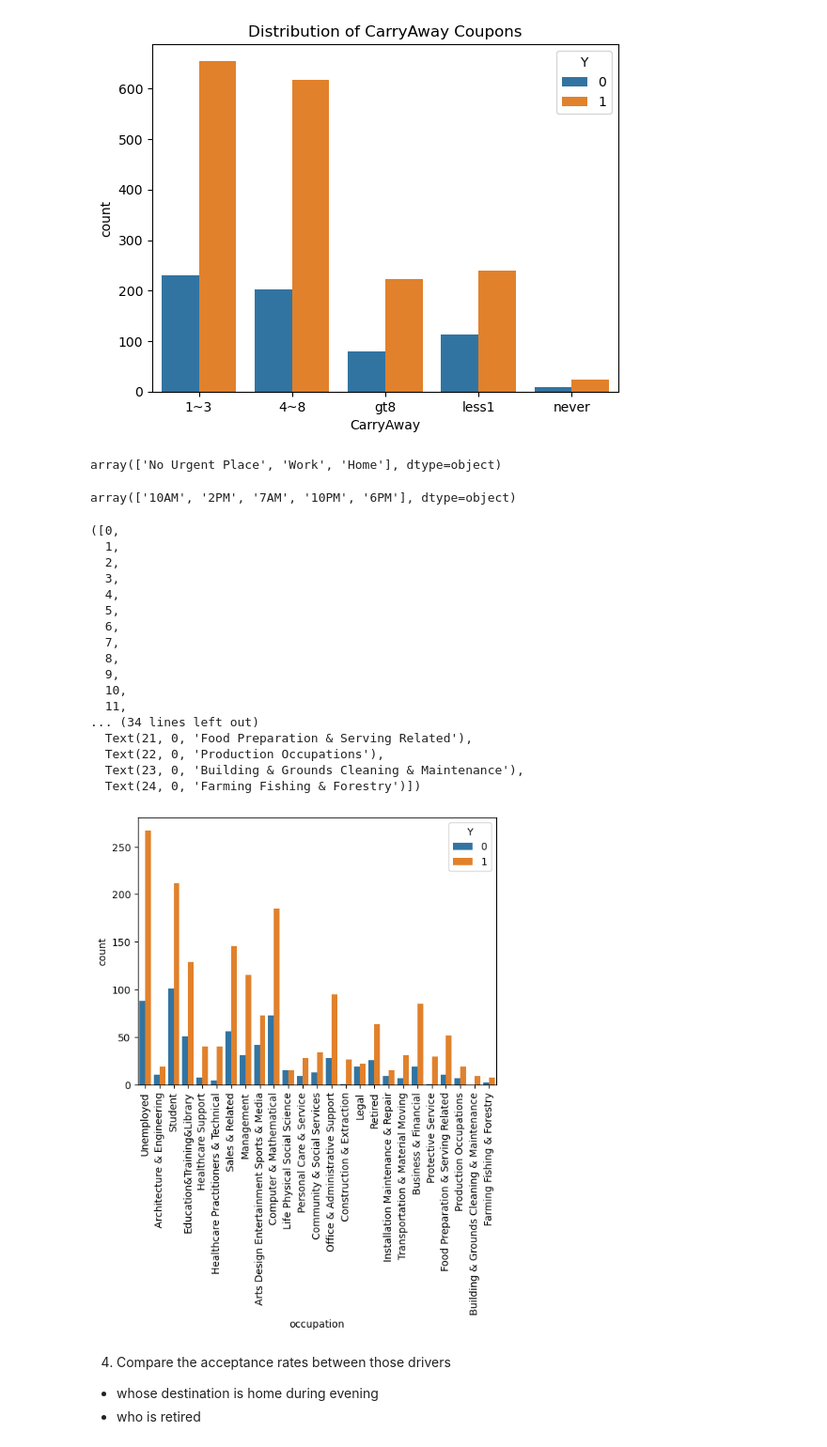
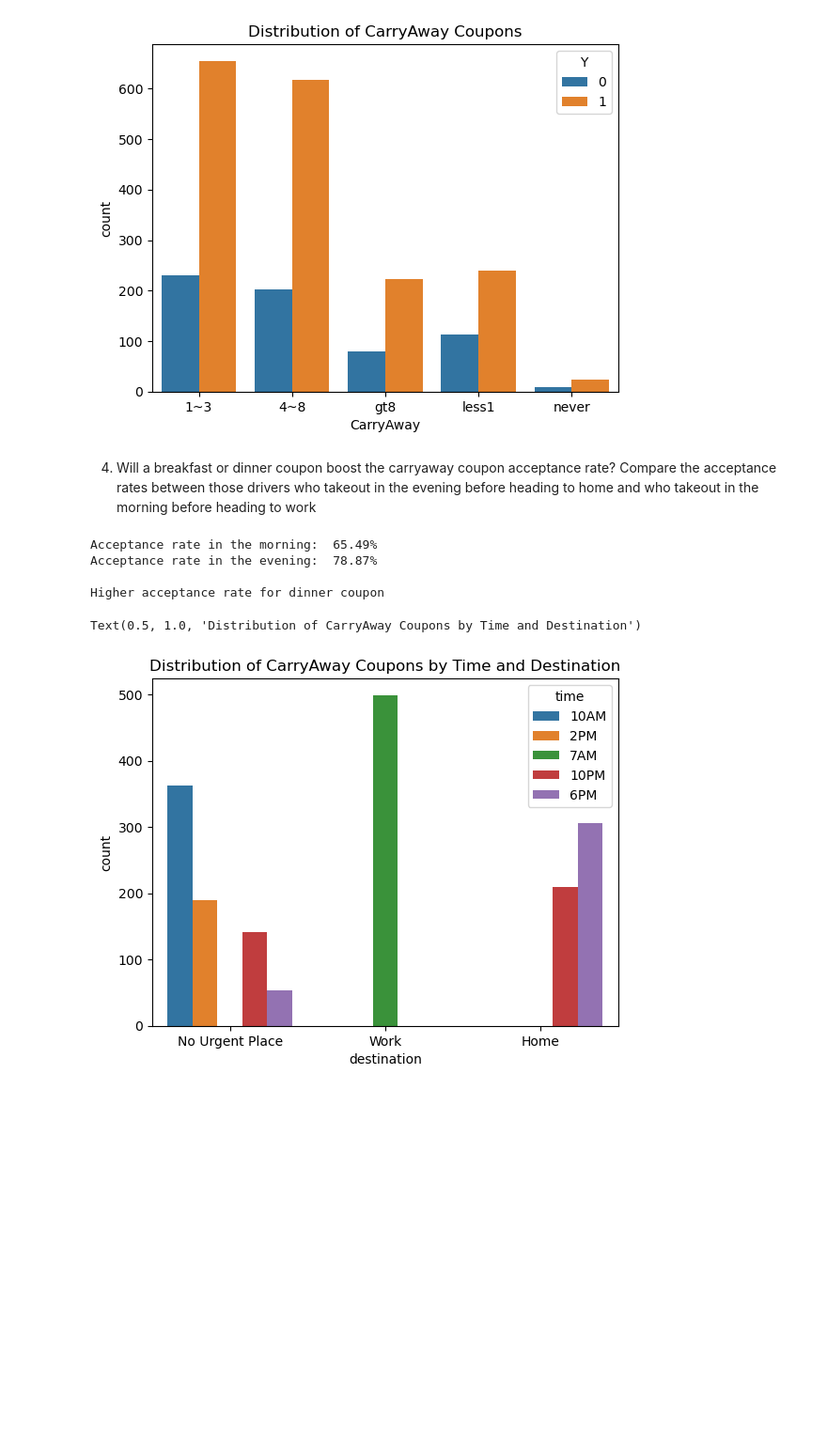
Before and after one commit to sajitha-03/Coupon_Acceptance_Rate, a Jupyter notebook: prompt.ipynb, the cells around one changed output. Shown at 94% size. Drawn from its saved outputs; the diff is of its cells as text; code cells hidden in the pictures; blank space fills up the shorter version.

```diff
--- a/prompt.ipynb
+++ b/prompt.ipynb
@@ -402,6 +379,6 @@ Using the bar coupon example as motivation, you are to explore one of the other
 # %%
 carryaway_data = data1[data1["coupon"] == "Carry out & Take away"]
-
+carryaway_accepted_data = carryaway_data[carryaway_data["Y"] == 1]
 # Visualize "Bar values"
 sns.countplot(data = carryaway_data, x="CarryAway", hue="Y")
 plt.title("Visualize CarryAway Values")
@@ -471,37 +451,30 @@ Acceptance rate for drivers who takeout more than 3 times a month:  74.96%
 Higher acceptance rate for drivers who takeout to a bar more than 3 times a month
 Text(0.5, 1.0, 'Distribution of CarryAway Coupons')
 [figure]
-# %%
-carryaway_data.destination.unique()
-# %% [output]
-array(['No Urgent Place', 'Work', 'Home'], dtype=object)
-# %%
-carryaway_data.time.unique()
-# %% [output]
-array(['10AM', '2PM', '7AM', '10PM', '6PM'], dtype=object)
-# %%
-sns.countplot(data = carryaway_data, x = "occupation", hue="Y", legend="brief")
-plt.xticks(rotation=90)
-# %% [output]
-([0,
-  1,
-  2,
-  3,
-  4,
-  5,
-  6,
-  7,
-  8,
-  9,
-  10,
-  11,
-... (34 lines left out)
-  Text(21, 0, 'Food Preparation & Serving Related'),
-  Text(22, 0, 'Production Occupations'),
-  Text(23, 0, 'Building & Grounds Cleaning & Maintenance'),
-  Text(24, 0, 'Farming Fishing & Forestry')])
-[figure, removed]
-# %% [markdown]
-4. Compare the acceptance rates between those drivers
-- whose destination is home during evening
-- who is retired
+# %% [markdown]
+4. Will a breakfast or dinner coupon boost the carryaway coupon acceptance rate?
+Compare the acceptance rates between those drivers who takeout in the evening before heading to home and who takeout in the morning before heading to work
+# %%
+breakfast_accepted = carryaway_data.loc[(carryaway_data["destination"].isin(["Work"])) & (carryaway_data["time"].isin(["7AM", "10AM"]))]["Y"].mean()
+dinner_accepted = carryaway_data.loc[(carryaway_data["destination"].isin(["Home"])) & (carryaway_data["time"].isin(["6PM", "10PM"]))]["Y"].mean()
+
+print (f"Acceptance rate in the morning: {breakfast_accepted: .2%}")
+print (f"Acceptance rate in the evening: {dinner_accepted: .2%}")
+
+if (breakfast_accepted > dinner_accepted):
+    print (f"\nHigher acceptance rate for breakfast coupon")
+elif (breakfast_accepted < dinner_accepted):
+    print (f"\nHigher acceptance rate for dinner coupon")
+else:
+    print (f"\nAcceptance rate same for both coupons")
+
+sns.countplot(data = carryaway_accepted_data, x = "destination", hue="time", legend="brief")
+#sns.countplot(data = carryaway_data.groupby("destination","time")[["Y"]], legend="brief")
+plt.title("Distribution of CarryAway Coupons by Time and Destination")
+# %% [output]
+Acceptance rate in the morning:  65.49%
+Acceptance rate in the evening:  78.87%
+
+Higher acceptance rate for dinner coupon
+Text(0.5, 1.0, 'Distribution of CarryAway Coupons by Time and Destination')
+[figure, added]
```
Also changed, not shown: parts of 14 cells of this notebook, 1 other file.
